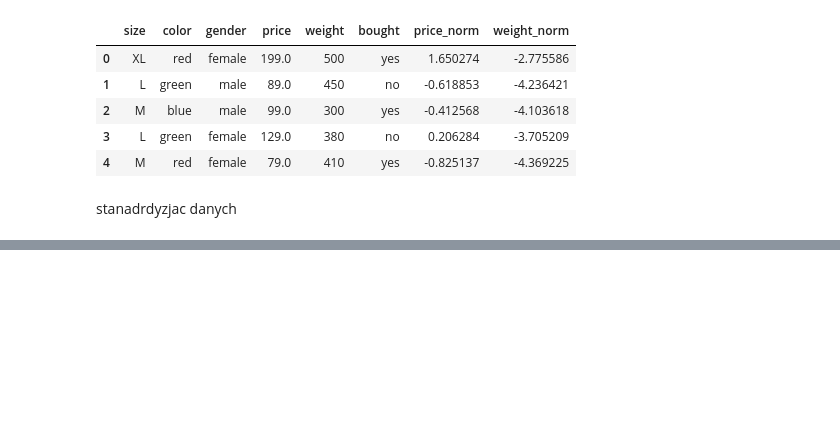
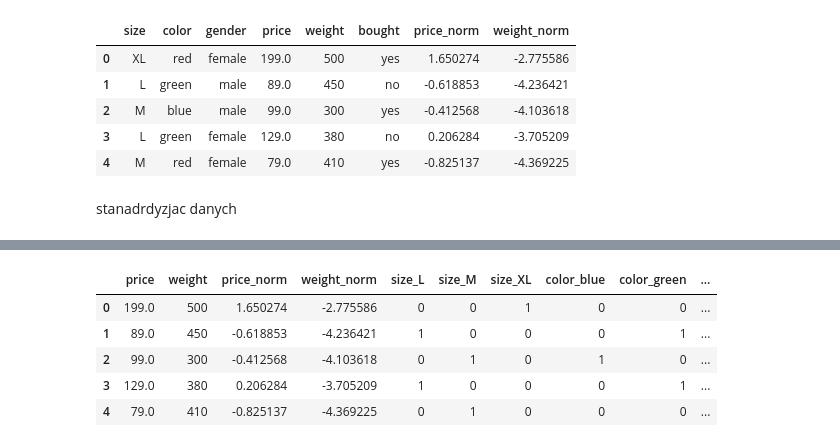
Before and after one commit to JustynaGoc/machine-learning-bootcamp, a Jupyter notebook: czyszczenie_danych_cwiczenie1.ipynb, the cells around one changed output, grey strips where cells are left out. Saved outputs shown, nothing was run; the diff lists cells and outputs as text; code cells hidden in the pictures; blank space fills up the shorter version.

```diff
--- a/czyszczenie_danych_cwiczenie1.ipynb
+++ b/czyszczenie_danych_cwiczenie1.ipynb
@@ -82,0 +83,11 @@ stanadrdyzjac danych
+# %%
+df2= pd.get_dummies(df)
+df3= pd.get_dummies(df, dtype=int)
+df3
+# %% [output]
+|  | price | weight | price_norm | weight_norm | size_L | size_M | size_XL | color_blue | color_green | ... |
+| 0 | 199.0 | 500 | 1.650274 | -2.775586 | 0 | 0 | 1 | 0 | 0 | ... |
+| 1 | 89.0 | 450 | -0.618853 | -4.236421 | 1 | 0 | 0 | 0 | 1 | ... |
+| 2 | 99.0 | 300 | -0.412568 | -4.103618 | 0 | 1 | 0 | 1 | 0 | ... |
+| 3 | 129.0 | 380 | 0.206284 | -3.705209 | 1 | 0 | 0 | 0 | 1 | ... |
+| 4 | 79.0 | 410 | -0.825137 | -4.369225 | 0 | 1 | 0 | 0 | 0 | ... |
```
Also changed, not shown: parts of 2 cells of this notebook.
